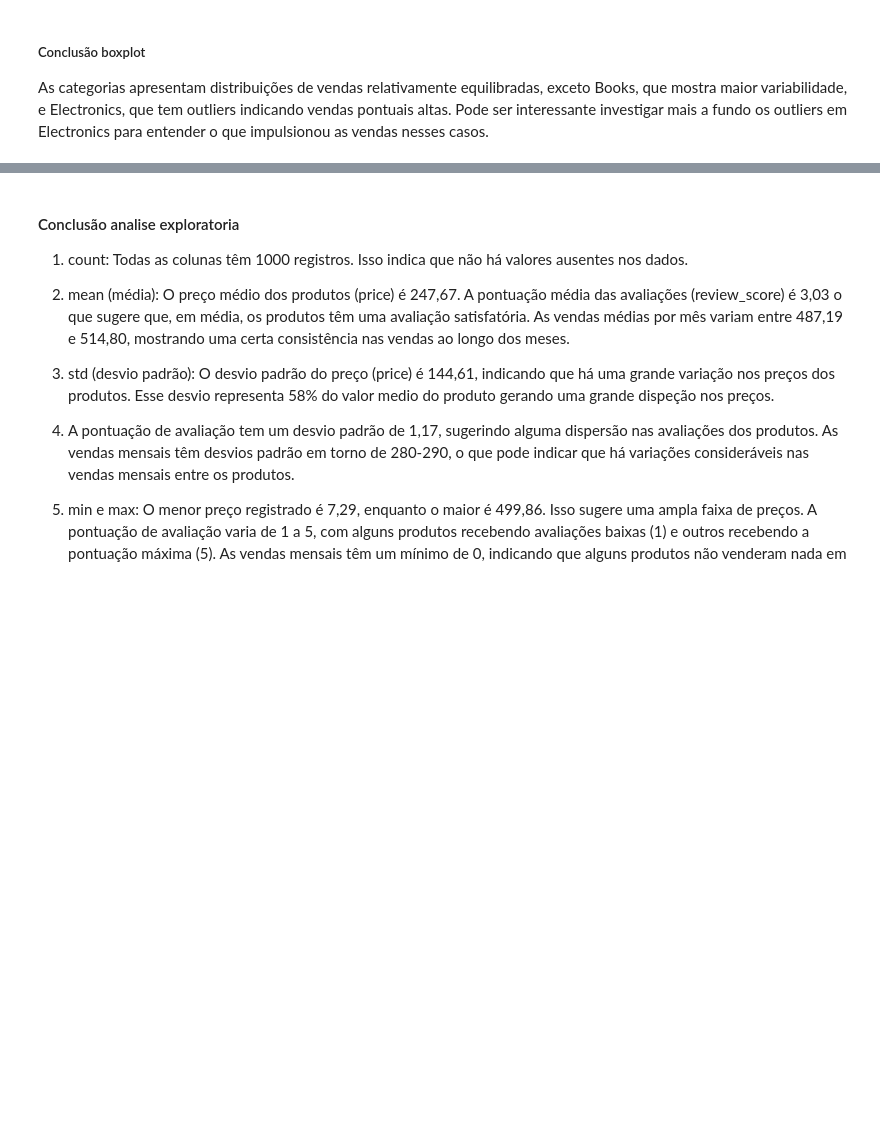
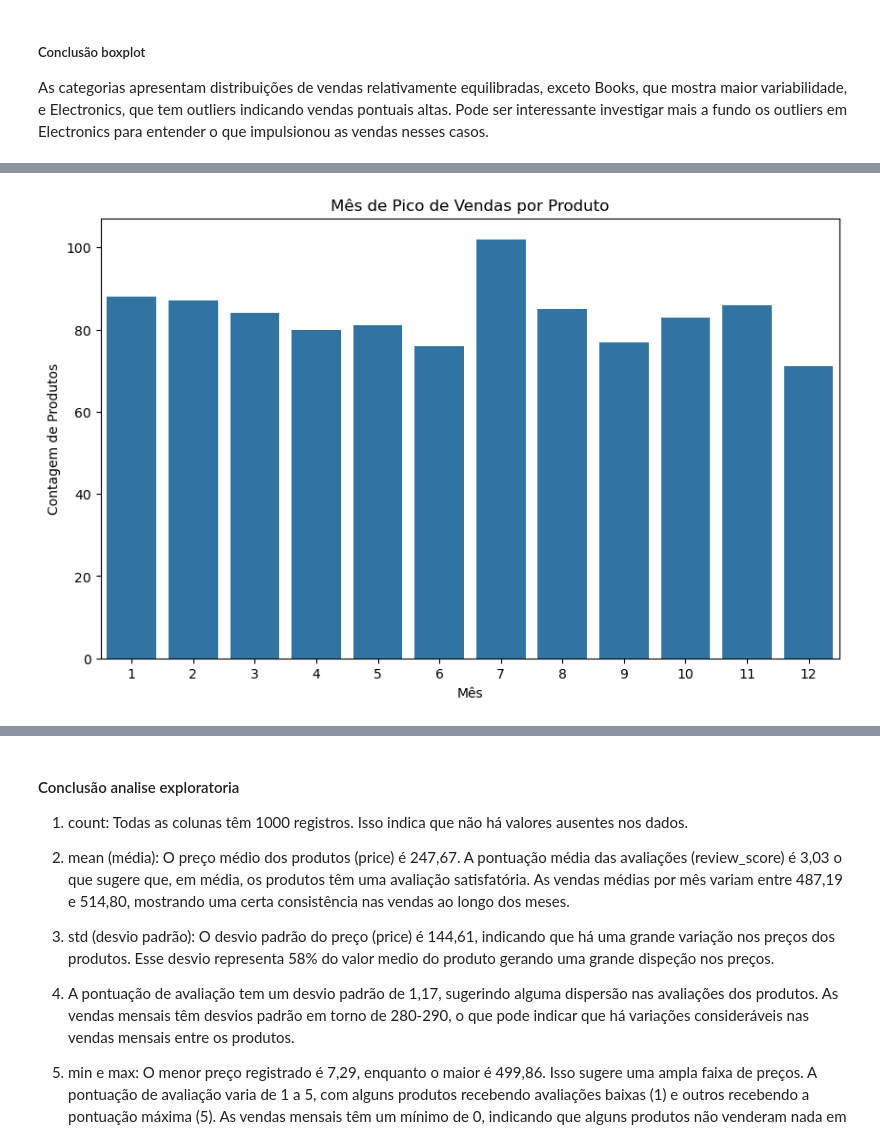
Before and after one commit to JONATHAN-ALMEIDA-MESQUITA/E-commerce_sales_analysis, a Jupyter notebook: Notebook/Analise_de_vendas_de_e-comerce.ipynb, the cells around one changed output, grey strips where cells are left out. Drawn from its saved outputs; the diff is of its cells as text; code cells hidden in the pictures; blank space fills up the shorter version.

Commit message:
Analise de sazonalidade

```diff
--- a/Notebook/Analise_de_vendas_de_e-comerce.ipynb
+++ b/Notebook/Analise_de_vendas_de_e-comerce.ipynb
@@ -200,0 +235,10 @@ Pode ser interessante investigar mais a fundo os outliers em Electronics para en
+# %%
+# Analise de Sazonalidade (Mês de Pico de Vendas):
+plt.figure(figsize=(10, 6))
+sns.countplot(x='peak_month', data=df)
+plt.title('Mês de Pico de Vendas por Produto')
+plt.xlabel('Mês')
+plt.ylabel('Contagem de Produtos')
+plt.show()
+# %% [output]
+[figure, added]
```
Also changed, not shown: parts of 11 cells of this notebook, 1 other file.
